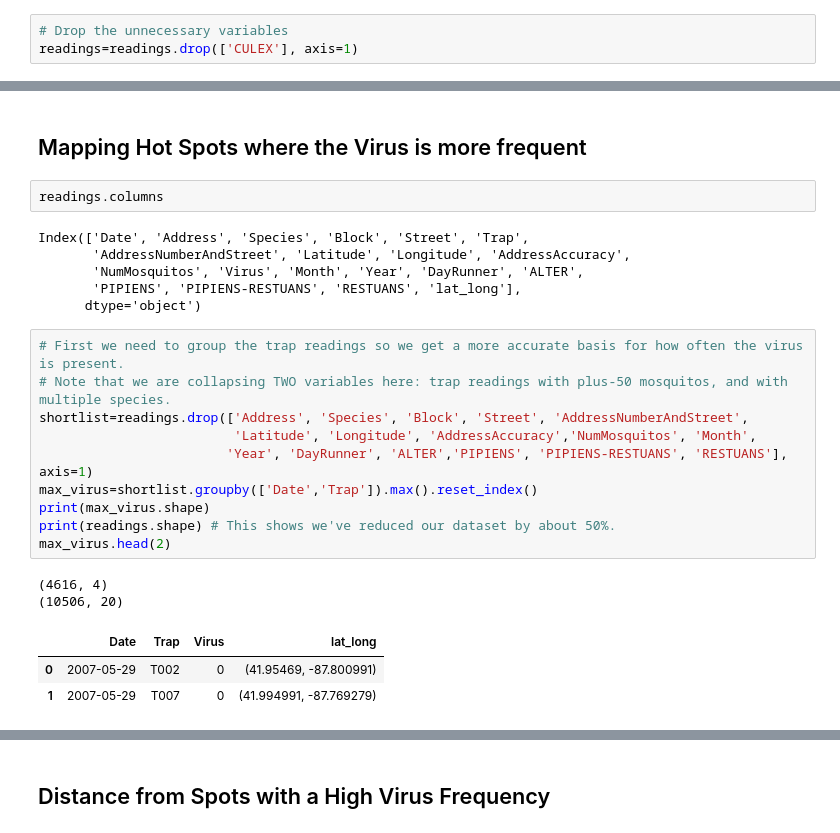
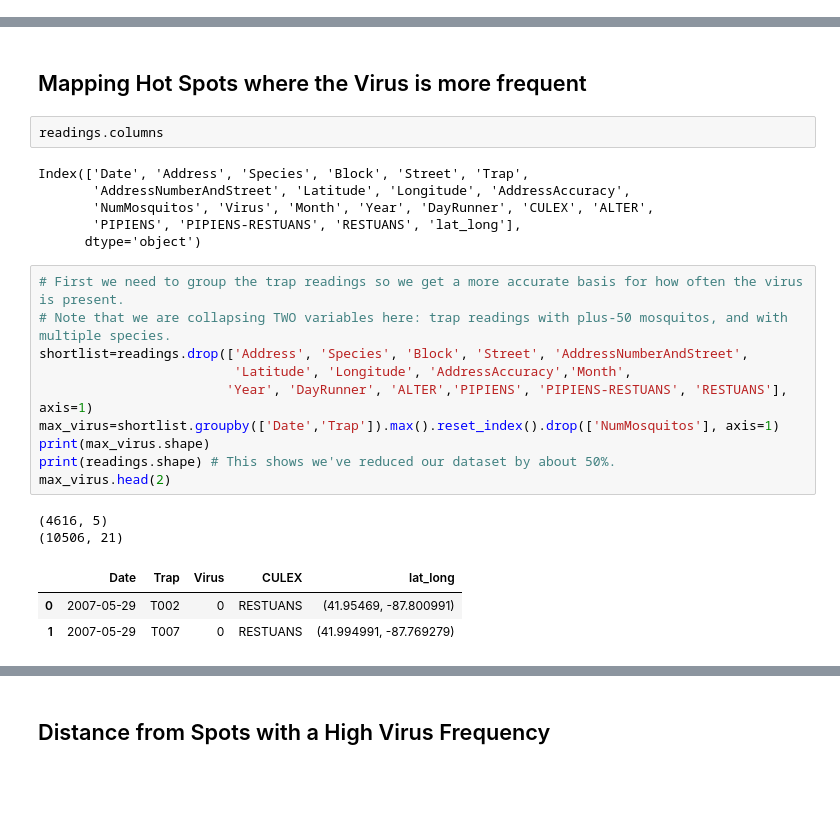
Before and after one commit to austinlasseter/West_Nile_Virus_032108, a Jupyter notebook: Austin/01 - Trap Readings Training Set.ipynb, the cells around one changed output, grey strips where cells are left out. Cells and saved outputs as stored; diff of their text form; blank space fills up the shorter version.

```diff
--- a/Austin/01 - Trap Readings Training Set.ipynb
+++ b/Austin/01 - Trap Readings Training Set.ipynb
@@ -163,9 +163,6 @@ Name: CULEX, dtype: int64
 # Convert those 4 categories into dummy variables for modeling later on.
 dummies=pd.get_dummies(readings['CULEX'])
 readings=pd.concat([readings, dummies], axis=1)
-# %%
-# Drop the unnecessary variables
-readings=readings.drop(['CULEX'], axis=1)
 # %% [markdown]
 ## Lat and Long
 # %%
@@ -212,25 +210,25 @@ readings.columns
 # %% [output]
 Index(['Date', 'Address', 'Species', 'Block', 'Street', 'Trap',
        'AddressNumberAndStreet', 'Latitude', 'Longitude', 'AddressAccuracy',
-       'NumMosquitos', 'Virus', 'Month', 'Year', 'DayRunner', 'ALTER',
+       'NumMosquitos', 'Virus', 'Month', 'Year', 'DayRunner', 'CULEX', 'ALTER',
        'PIPIENS', 'PIPIENS-RESTUANS', 'RESTUANS', 'lat_long'],
       dtype='object')
 # %%
 # First we need to group the trap readings so we get a more accurate basis for how often the virus is present.
 # Note that we are collapsing TWO variables here: trap readings with plus-50 mosquitos, and with multiple species.
 shortlist=readings.drop(['Address', 'Species', 'Block', 'Street', 'AddressNumberAndStreet',
-                         'Latitude', 'Longitude', 'AddressAccuracy','NumMosquitos', 'Month',
+                         'Latitude', 'Longitude', 'AddressAccuracy','Month',
                         'Year', 'DayRunner', 'ALTER','PIPIENS', 'PIPIENS-RESTUANS', 'RESTUANS'], axis=1)
-max_virus=shortlist.groupby(['Date','Trap']).max().reset_index()
+max_virus=shortlist.groupby(['Date','Trap']).max().reset_index().drop(['NumMosquitos'], axis=1)
 print(max_virus.shape)
 print(readings.shape) # This shows we've reduced our dataset by about 50%.
 max_virus.head(2)
 # %% [output]
-(4616, 4)
-(10506, 20)
+(4616, 5)
+(10506, 21)
-|  | Date | Trap | Virus | lat_long |
-| 0 | 2007-05-29 | T002 | 0 | (41.95469, -87.800991) |
-| 1 | 2007-05-29 | T007 | 0 | (41.994991, -87.769279) |
+|  | Date | Trap | Virus | CULEX | lat_long |
+| 0 | 2007-05-29 | T002 | 0 | RESTUANS | (41.95469, -87.800991) |
+| 1 | 2007-05-29 | T007 | 0 | RESTUANS | (41.994991, -87.769279) |
 # %%
 # How many of all the lat-long combinations have ever tested positive for the virus?
 latlongs=max_virus.groupby('lat_long').mean().reset_index()
```
Also changed, not shown: parts of 21 cells of this notebook, 5 other files.
